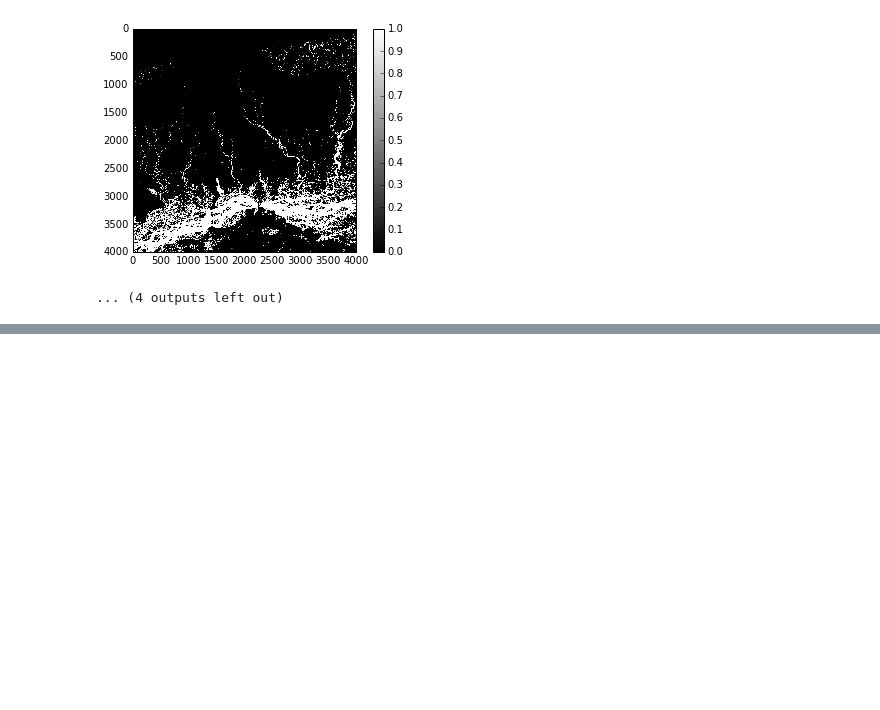
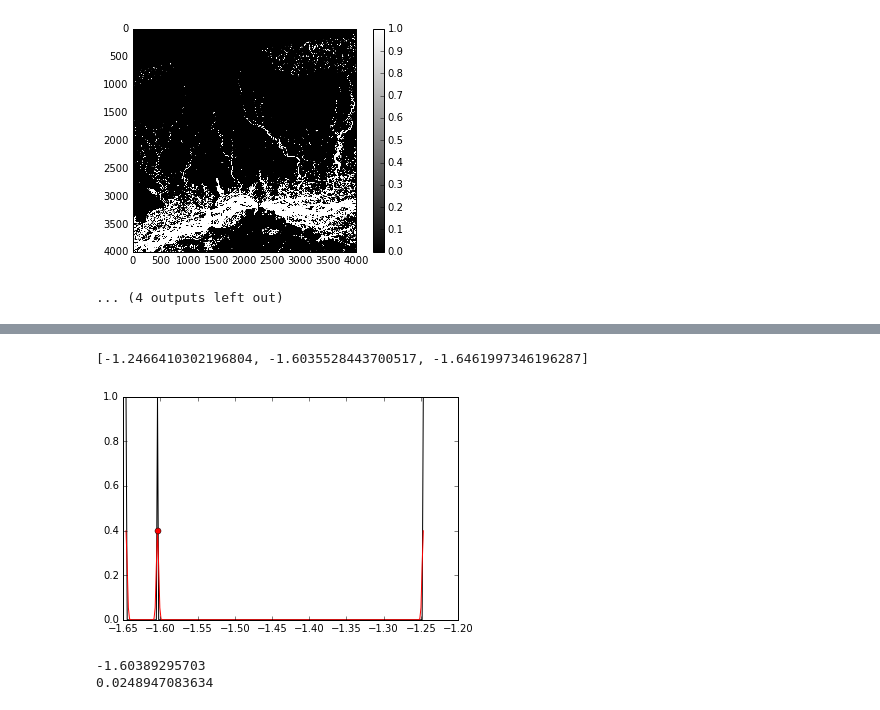
Before and after one commit to pvillard31/agdc, a Jupyter notebook: api-examples/notebooks/notebooks_CG/Sentinel-1.ipynb, the cells around one changed output, grey strips where cells are left out. Cells and saved outputs as stored; diff of their text form; code cells hidden in the pictures; blank space fills up the shorter version.

```diff
--- a/api-examples/notebooks/notebooks_CG/Sentinel-1.ipynb
+++ b/api-examples/notebooks/notebooks_CG/Sentinel-1.ipynb
@@ -401,0 +517,11 @@ x: 4000 & y: 4000
+# %%
+print thresholds_before
+finalThreshold_before = get_threshold(thresholds_before)
+print finalThreshold_before
+finalThreshold_before = pow(10,finalThreshold_before)
+print finalThreshold_before
+# %% [output]
+[-1.2466410302196804, -1.6035528443700517, -1.6461997346196287]
+[figure, added]
+-1.60389295703
+0.0248947083634
```
Also changed, not shown: parts of 29 cells of this notebook, 1 other file.
